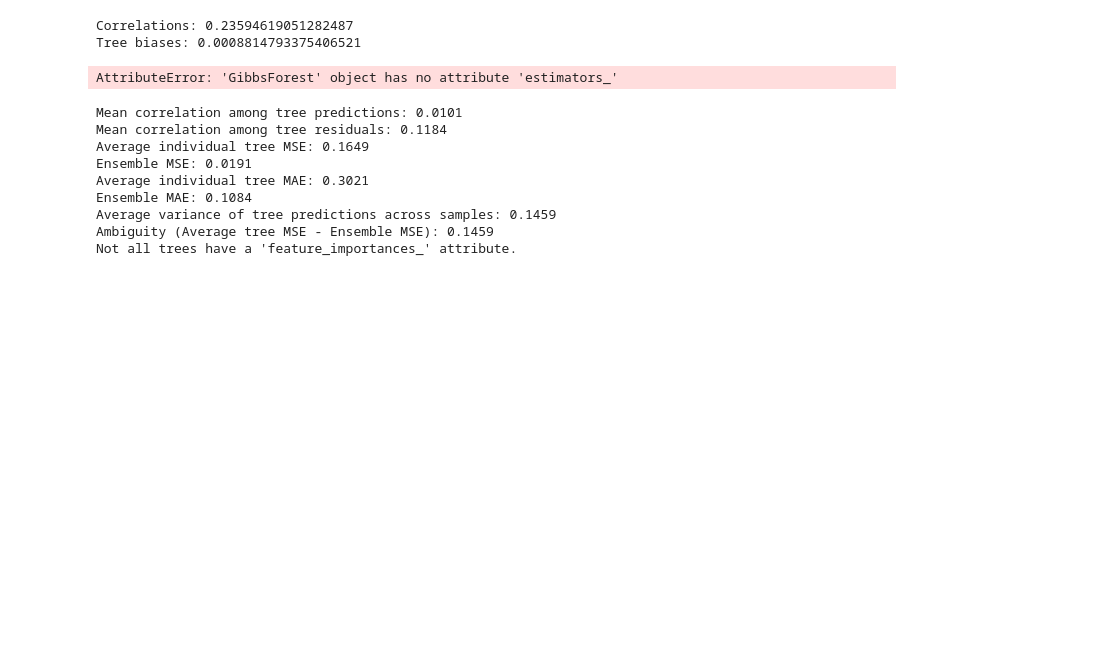
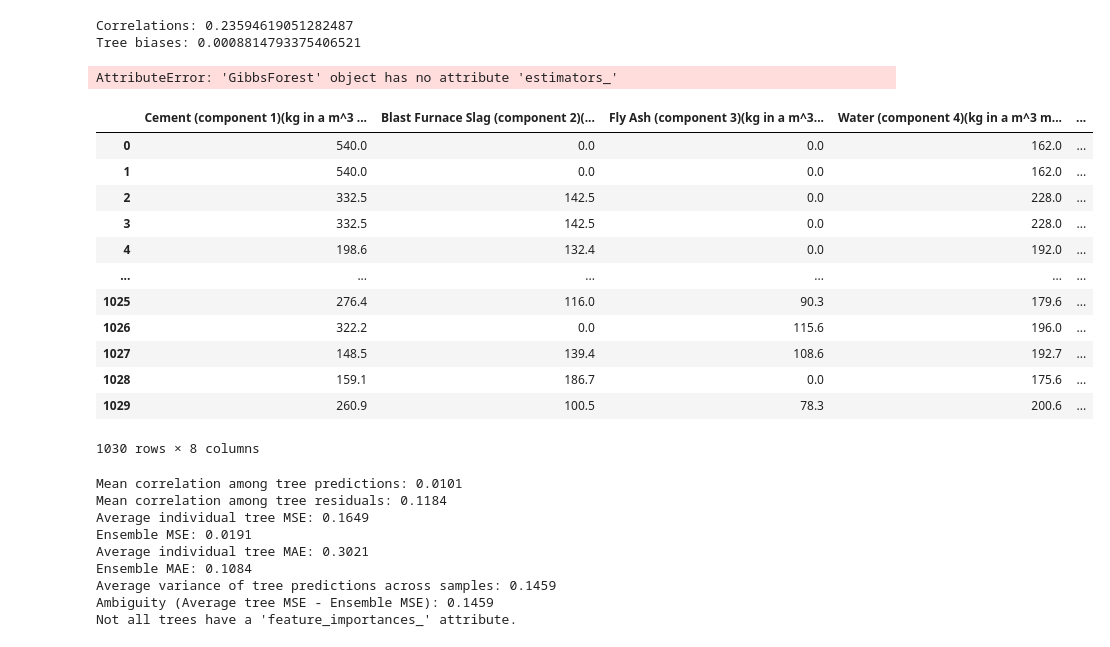
Before and after one commit to ashlab11/GibbsForest, a Jupyter notebook: scripts/OpenML.ipynb, the cells around one changed output. Drawn from its saved outputs; the diff is of its cells as text; code cells hidden in the pictures; blank space fills up the shorter version.

```diff
--- a/scripts/OpenML.ipynb
+++ b/scripts/OpenML.ipynb
@@ -8,18 +8,27 @@ import logging
 
 
 # Load the OpenML dataset
-regression_tasks = list_tasks(task_type = TaskType.SUPERVISED_REGRESSION)
+"""regression_tasks = list_tasks(task_type = TaskType.SUPERVISED_REGRESSION)
 small_tasks_ids = []
 for task_id, task_value in regression_tasks.items():
-    """We want datasets with instances between 5000 and 10000, no missing values, and no symbolic features"""
+    We want datasets with instances between 5000 and 10000, no missing values, and no symbolic features
     if ('NumberOfInstances' in task_value.keys() and task_value['NumberOfInstances'] < 10000 and task_value['NumberOfInstances'] > 5000 and
     'NumberOfMissingValues' in task_value.keys() and task_value['NumberOfMissingValues'] == 0 and
     'NumberOfSymbolicFeatures' in task_value.keys() and task_value['NumberOfSymbolicFeatures'] == 0):
-        small_tasks_ids.append(task_id)
+        small_tasks_ids.append(task_id)"""
+
+
+benchmark_suite = openml.study.get_suite(297)
 # %%
 logging.getLogger("openml.extensions.sklearn.extension").setLevel(logging.ERROR)
 if not hasattr(GibbsForest, '__version__'):
     GibbsForest.__version__ = "0.0.1"  # Use an appropriate version number
 
-print(len(small_tasks_ids))
+for task in benchmark_suite.tasks:
+    task = openml.tasks.get_task(task)
+    dataset = task.get_dataset()
+    name = dataset.name
+    obs = dataset.qualities['NumberOfInstances']
+    features = dataset.qualities['NumberOfFeatures']
+    print(f"Dataset {name} with {obs} observations and {features} features")
 # %% [output]
@@ -29,8 +50,10 @@ from sklearn.model_selection import train_test_split
 from sklearn.metrics import mean_absolute_error
 from src import Losses
 
-task_id = small_tasks_ids[0]
-task = openml.tasks.get_task(task_id)
+#task_id = small_tasks_ids[0]
+task_id = 3610723
+task = openml.tasks.get_task(361072)
+print(task)
 X, y = task.get_X_and_y()
 print(f"Y mean: {y.mean():.4f}")
 
@@ -206,6 +137,37 @@ print(f"Correlations: {np.mean(correlations)}")
 print(f"Tree biases: {np.mean(tree_biases)}")
 # %% [output]
 AttributeError: 'GibbsForest' object has no attribute 'estimators_'
+# %%
+import pandas as pd
+def load_concrete_strength():
+    """
+    Loads the Concrete Compressive Strength dataset from UCI.
+    Note: This file is in Excel format, so you may need to have an Excel engine installed.
+    """
+    url = "https://archive.ics.uci.edu/ml/machine-learning-databases/concrete/compressive/Concrete_Data.xls"
+    df = pd.read_excel(url)
+    # The target is the last column (commonly 'Concrete compressive strength')
+    X = df.iloc[:, :-1]
+    y = df.iloc[:, -1]
+    return X, y
+
+X, y = load_concrete_strength()
+# %%
+X
+# %% [output]
+|  | Cement (component 1)(kg in a m^3 ... | Blast Furnace Slag (component 2)(... | Fly Ash (component 3)(kg in a m^3... | Water (component 4)(kg in a m^3 m... | ... |
+| 0 | 540.0 | 0.0 | 0.0 | 162.0 | ... |
+| 1 | 540.0 | 0.0 | 0.0 | 162.0 | ... |
+| 2 | 332.5 | 142.5 | 0.0 | 228.0 | ... |
+| 3 | 332.5 | 142.5 | 0.0 | 228.0 | ... |
+| 4 | 198.6 | 132.4 | 0.0 | 192.0 | ... |
+| ... | ... | ... | ... | ... | ... |
+| 1025 | 276.4 | 116.0 | 90.3 | 179.6 | ... |
+| 1026 | 322.2 | 0.0 | 115.6 | 196.0 | ... |
+| 1027 | 148.5 | 139.4 | 108.6 | 192.7 | ... |
+| 1028 | 159.1 | 186.7 | 0.0 | 175.6 | ... |
+| 1029 | 260.9 | 100.5 | 78.3 | 200.6 | ... |
+1030 rows × 8 columns
 # %%
 import numpy as np
 import matplotlib.pyplot as plt
```
Also changed, not shown: parts of 4 cells of this notebook, 11 other files.
